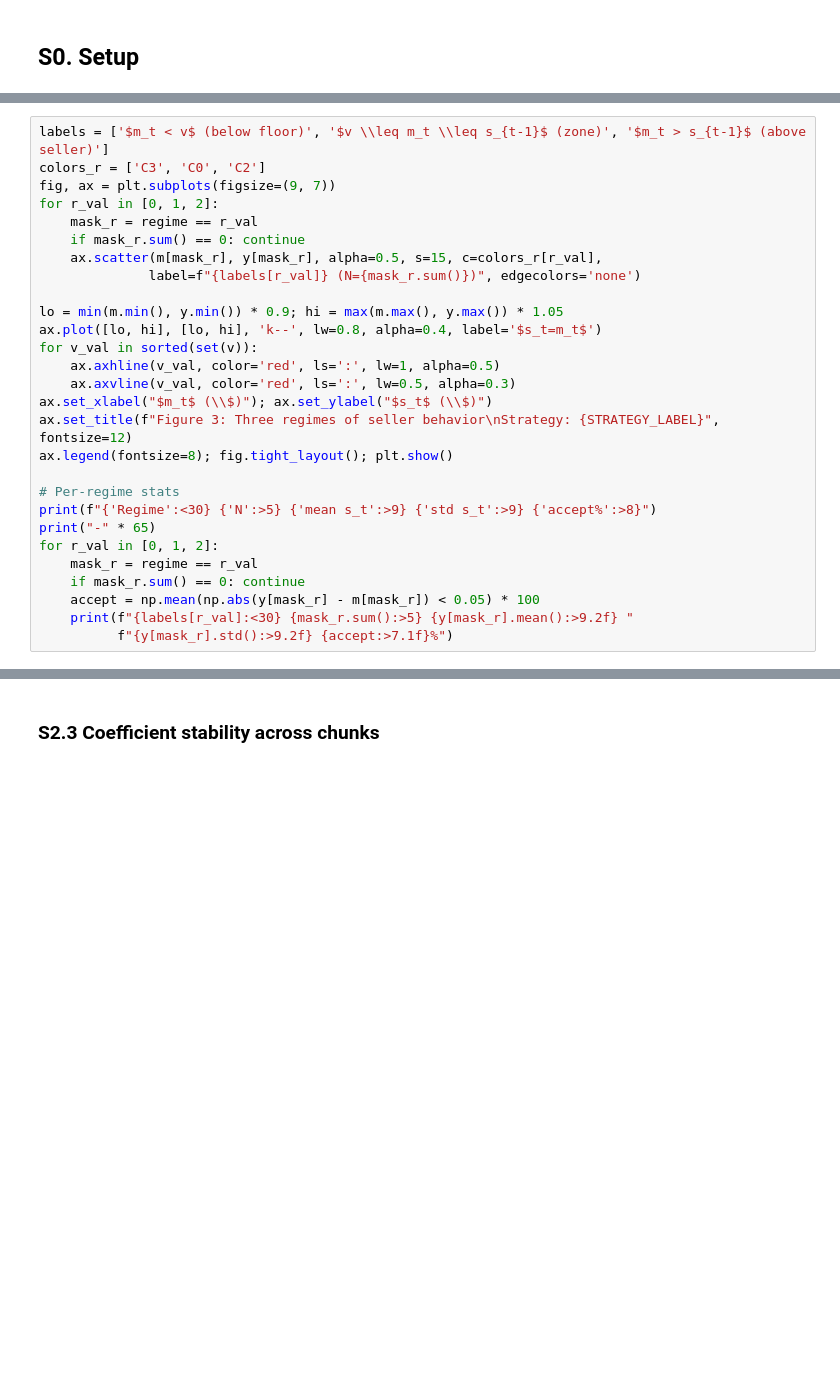
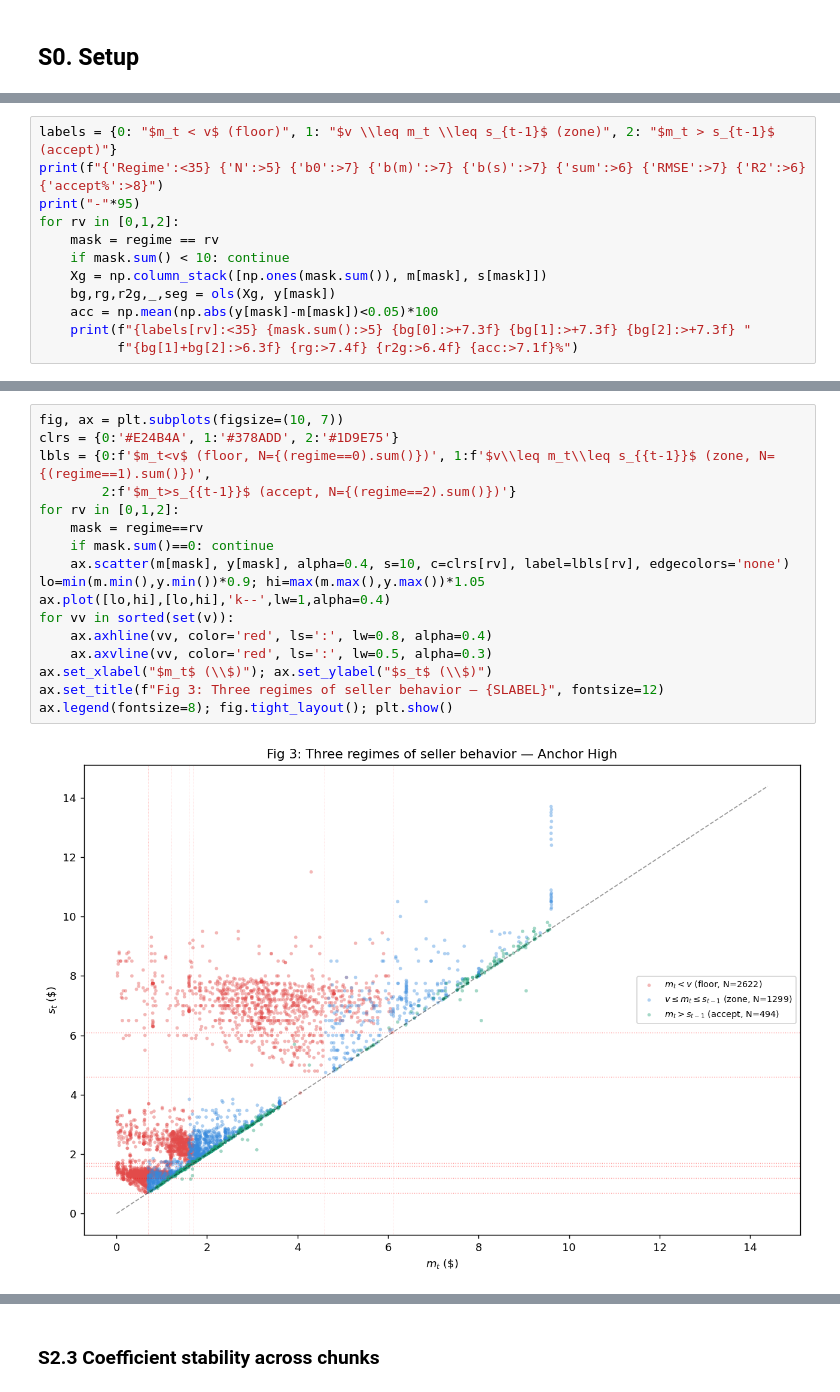
Before and after one commit to TurquoiseKitty/LLMNego_Plus, a Jupyter notebook: EXP/0413_final_validation_of_function_type/analysis_anchor_high.ipynb, the cells around one changed output, grey strips where cells are left out. Drawn from its saved outputs; the diff is of its cells as text; blank space fills up the shorter version.

```diff
--- a/EXP/0413_final_validation_of_function_type/analysis_anchor_high.ipynb
+++ b/EXP/0413_final_validation_of_function_type/analysis_anchor_high.ipynb
@@ -261,0 +214,12 @@ for r in sorted(results, key=lambda x: x['rmse']):
+# %%
+labels = {0: "$m_t < v$ (floor)", 1: "$v \\leq m_t \\leq s_{t-1}$ (zone)", 2: "$m_t > s_{t-1}$ (accept)"}
+print(f"{'Regime':<35} {'N':>5} {'b0':>7} {'b(m)':>7} {'b(s)':>7} {'sum':>6} {'RMSE':>7} {'R2':>6} {'accept%':>8}")
+print("-"*95)
+for rv in [0,1,2]:
+    mask = regime == rv
+    if mask.sum() < 10: continue
+    Xg = np.column_stack([np.ones(mask.sum()), m[mask], s[mask]])
+    bg,rg,r2g,_,seg = ols(Xg, y[mask])
+    acc = np.mean(np.abs(y[mask]-m[mask])<0.05)*100
+    print(f"{labels[rv]:<35} {mask.sum():>5} {bg[0]:>+7.3f} {bg[1]:>+7.3f} {bg[2]:>+7.3f} "
+          f"{bg[1]+bg[2]:>6.3f} {rg:>7.4f} {r2g:>6.4f} {acc:>7.1f}%")
@@ -262,30 +236,21 @@ for r in sorted(results, key=lambda x: x['rmse']):
 # %%
-labels = ['$m_t < v$ (below floor)', '$v \\leq m_t \\leq s_{t-1}$ (zone)', '$m_t > s_{t-1}$ (above seller)']
-colors_r = ['C3', 'C0', 'C2']
-fig, ax = plt.subplots(figsize=(9, 7))
-for r_val in [0, 1, 2]:
-    mask_r = regime == r_val
-    if mask_r.sum() == 0: continue
-    ax.scatter(m[mask_r], y[mask_r], alpha=0.5, s=15, c=colors_r[r_val],
-              label=f"{labels[r_val]} (N={mask_r.sum()})", edgecolors='none')
-
-lo = min(m.min(), y.min()) * 0.9; hi = max(m.max(), y.max()) * 1.05
-ax.plot([lo, hi], [lo, hi], 'k--', lw=0.8, alpha=0.4, label='$s_t=m_t$')
-for v_val in sorted(set(v)):
-    ax.axhline(v_val, color='red', ls=':', lw=1, alpha=0.5)
-    ax.axvline(v_val, color='red', ls=':', lw=0.5, alpha=0.3)
+fig, ax = plt.subplots(figsize=(10, 7))
+clrs = {0:'#E24B4A', 1:'#378ADD', 2:'#1D9E75'}
+lbls = {0:f'$m_t<v$ (floor, N={(regime==0).sum()})', 1:f'$v\\leq m_t\\leq s_{{t-1}}$ (zone, N={(regime==1).sum()})',
+        2:f'$m_t>s_{{t-1}}$ (accept, N={(regime==2).sum()})'}
+for rv in [0,1,2]:
+    mask = regime==rv
+    if mask.sum()==0: continue
+    ax.scatter(m[mask], y[mask], alpha=0.4, s=10, c=clrs[rv], label=lbls[rv], edgecolors='none')
+lo=min(m.min(),y.min())*0.9; hi=max(m.max(),y.max())*1.05
+ax.plot([lo,hi],[lo,hi],'k--',lw=1,alpha=0.4)
+for vv in sorted(set(v)):
+    ax.axhline(vv, color='red', ls=':', lw=0.8, alpha=0.4)
+    ax.axvline(vv, color='red', ls=':', lw=0.5, alpha=0.3)
 ax.set_xlabel("$m_t$ (\\$)"); ax.set_ylabel("$s_t$ (\\$)")
-ax.set_title(f"Figure 3: Three regimes of seller behavior\nStrategy: {STRATEGY_LABEL}", fontsize=12)
+ax.set_title(f"Fig 3: Three regimes of seller behavior — {SLABEL}", fontsize=12)
 ax.legend(fontsize=8); fig.tight_layout(); plt.show()
-
-# Per-regime stats
-print(f"{'Regime':<30} {'N':>5} {'mean s_t':>9} {'std s_t':>9} {'accept%':>8}")
-print("-" * 65)
-for r_val in [0, 1, 2]:
-    mask_r = regime == r_val
-    if mask_r.sum() == 0: continue
-    accept = np.mean(np.abs(y[mask_r] - m[mask_r]) < 0.05) * 100
-    print(f"{labels[r_val]:<30} {mask_r.sum():>5} {y[mask_r].mean():>9.2f} "
-          f"{y[mask_r].std():>9.2f} {accept:>7.1f}%")
+# %% [output]
+[figure, added]
 # %% [markdown]
 ---
```
Also changed, not shown: parts of 40 cells of this notebook, 7 other files.
